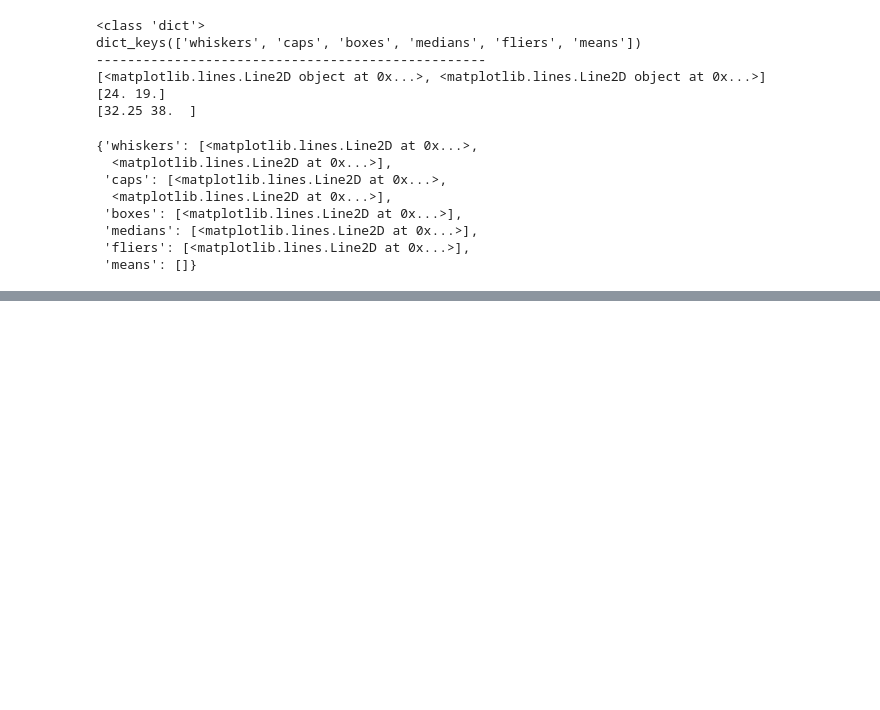
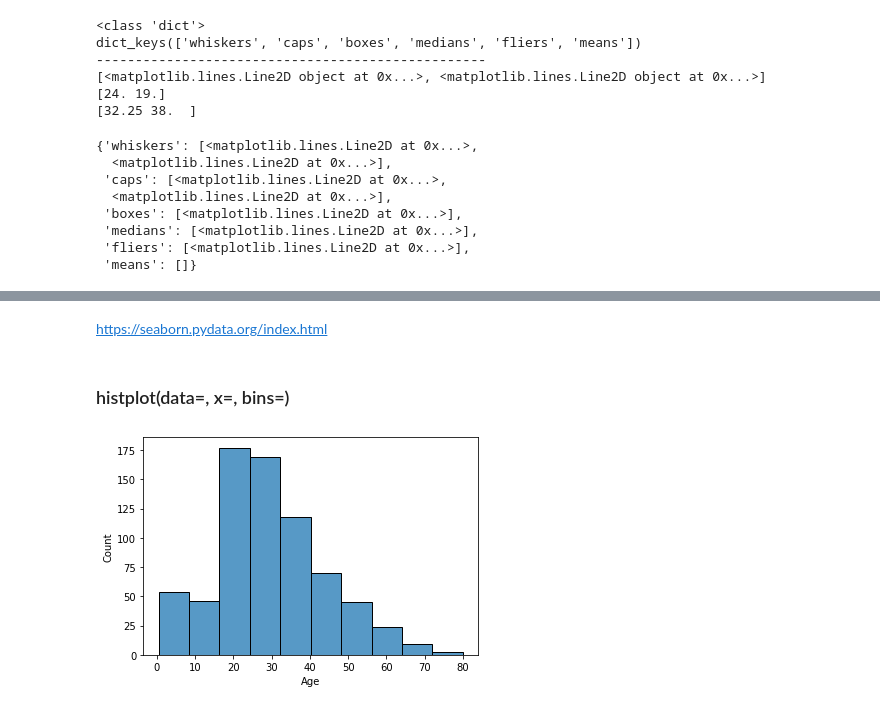
Before and after one commit to mskyun721/aivle_python, a Jupyter notebook: Class/matplotlib.ipynb, the cells around one changed output, grey strips where cells are left out. Saved outputs shown, nothing was run; the diff lists cells and outputs as text; code cells hidden in the pictures; blank space fills up the shorter version.

```diff
--- a/Class/matplotlib.ipynb
+++ b/Class/matplotlib.ipynb
@@ -402,0 +427,2 @@ box1
+# %% [markdown]
+https://seaborn.pydata.org/index.html
@@ -402,0 +431,7 @@ box1
+# %% [markdown]
+### histplot(data=, x=, bins=)
+# %%
+seaborn.histplot(data=ti, x='Age', bins=10)
+plt.show()
+# %% [output]
+[figure, added]
```
Also changed, not shown: parts of 27 cells of this notebook.
